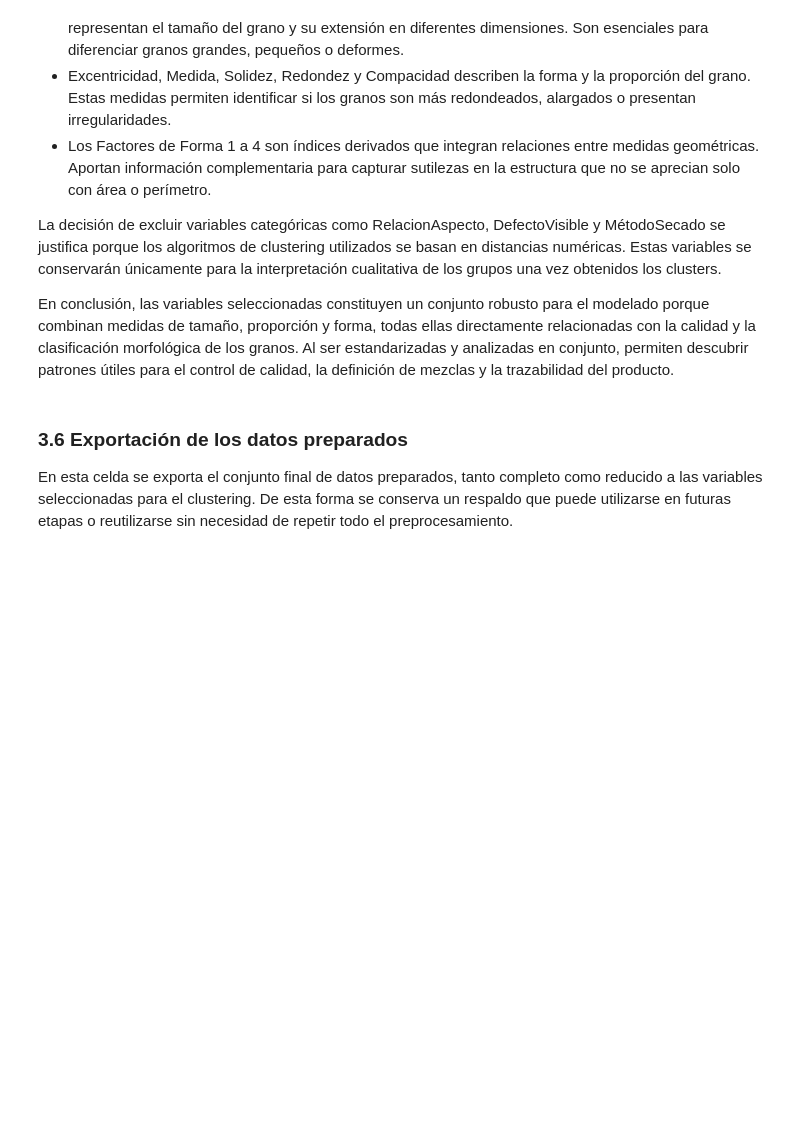
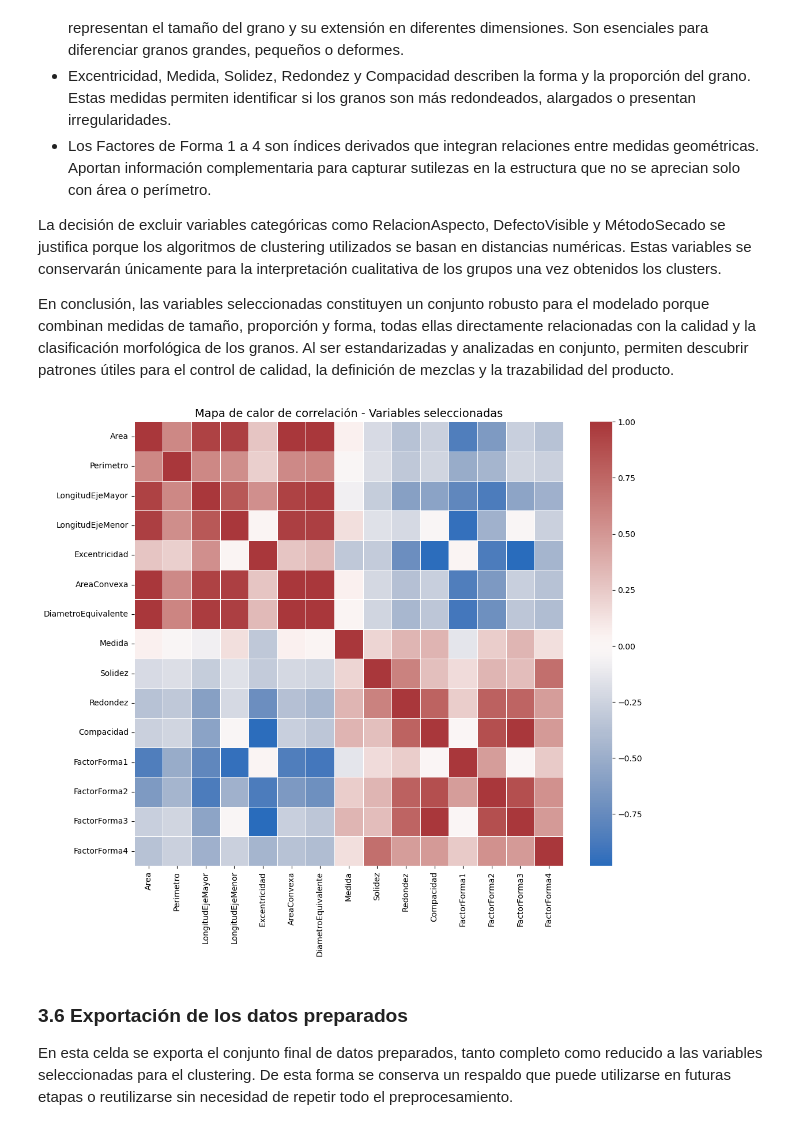
Before and after one commit to carvafel/Laboratorio-2, a Jupyter notebook: Lab2.ipynb, the cells around one changed output. Drawn from its saved outputs; the diff is of its cells as text; code cells hidden in the pictures; blank space fills up the shorter version.

```diff
--- a/Lab2.ipynb
+++ b/Lab2.ipynb
@@ -642,6 +642,17 @@ Las variables escogidas corresponden a medidas geométricas y morfológicas extr
 La decisión de excluir variables categóricas como RelacionAspecto, DefectoVisible y MétodoSecado se justifica porque los algoritmos de clustering utilizados se basan en distancias numéricas. Estas variables se conservarán únicamente para la interpretación cualitativa de los grupos una vez obtenidos los clusters.
 
 En conclusión, las variables seleccionadas constituyen un conjunto robusto para el modelado porque combinan medidas de tamaño, proporción y forma, todas ellas directamente relacionadas con la calidad y la clasificación morfológica de los granos. Al ser estandarizadas y analizadas en conjunto, permiten descubrir patrones útiles para el control de calidad, la definición de mezclas y la trazabilidad del producto.
+# %%
+# Matriz de correlación
+corr = X.corr(method="pearson")
+
+# Mapa de calor
+plt.figure(figsize=(12, 10))
+sns.heatmap(corr, cmap="vlag", center=0, annot=False, linewidths=.5)
+plt.title("Mapa de calor de correlación - Variables seleccionadas", fontsize=14)
+plt.show()
+# %% [output]
+[figure, added]
 # %% [markdown]
 ### 3.6 Exportación de los datos preparados
 
```
